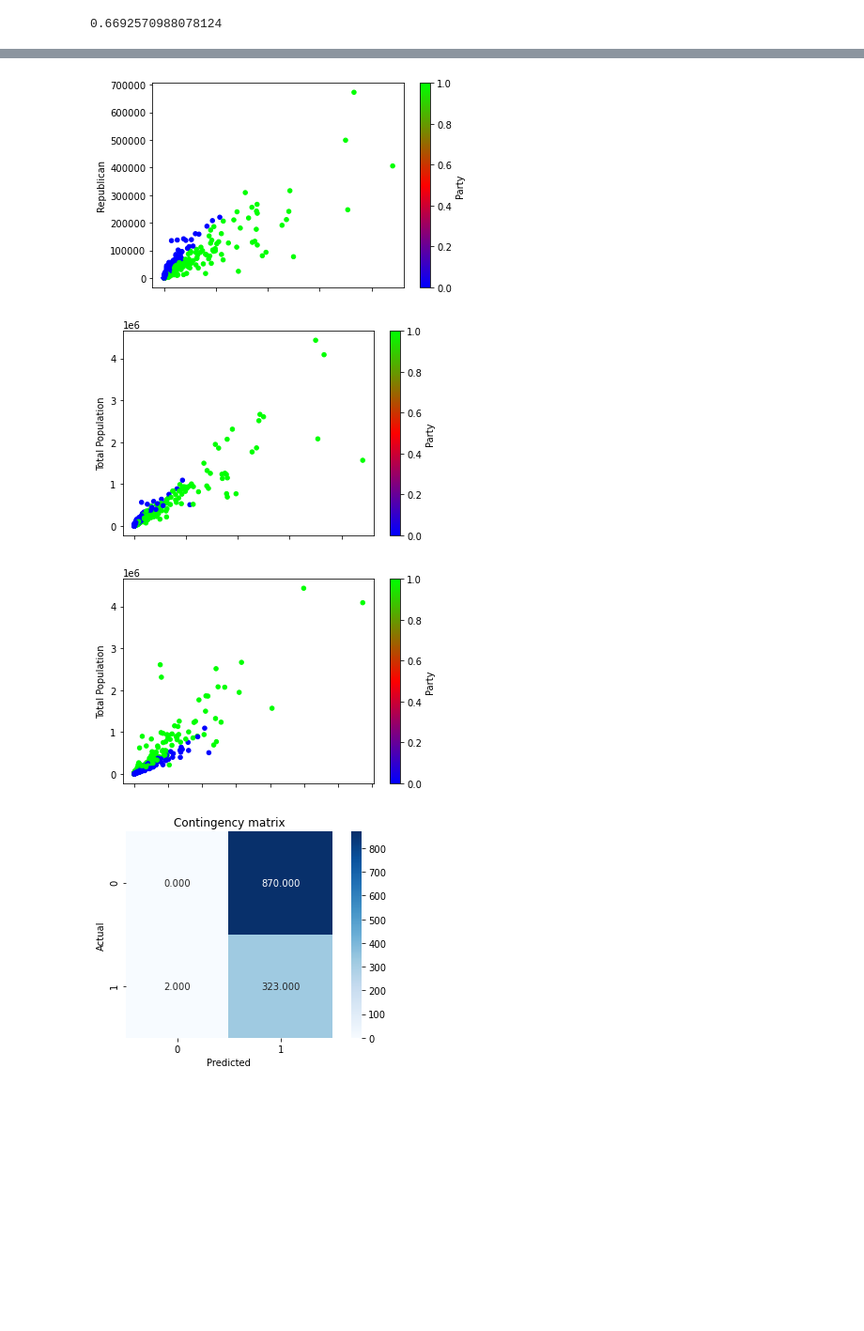
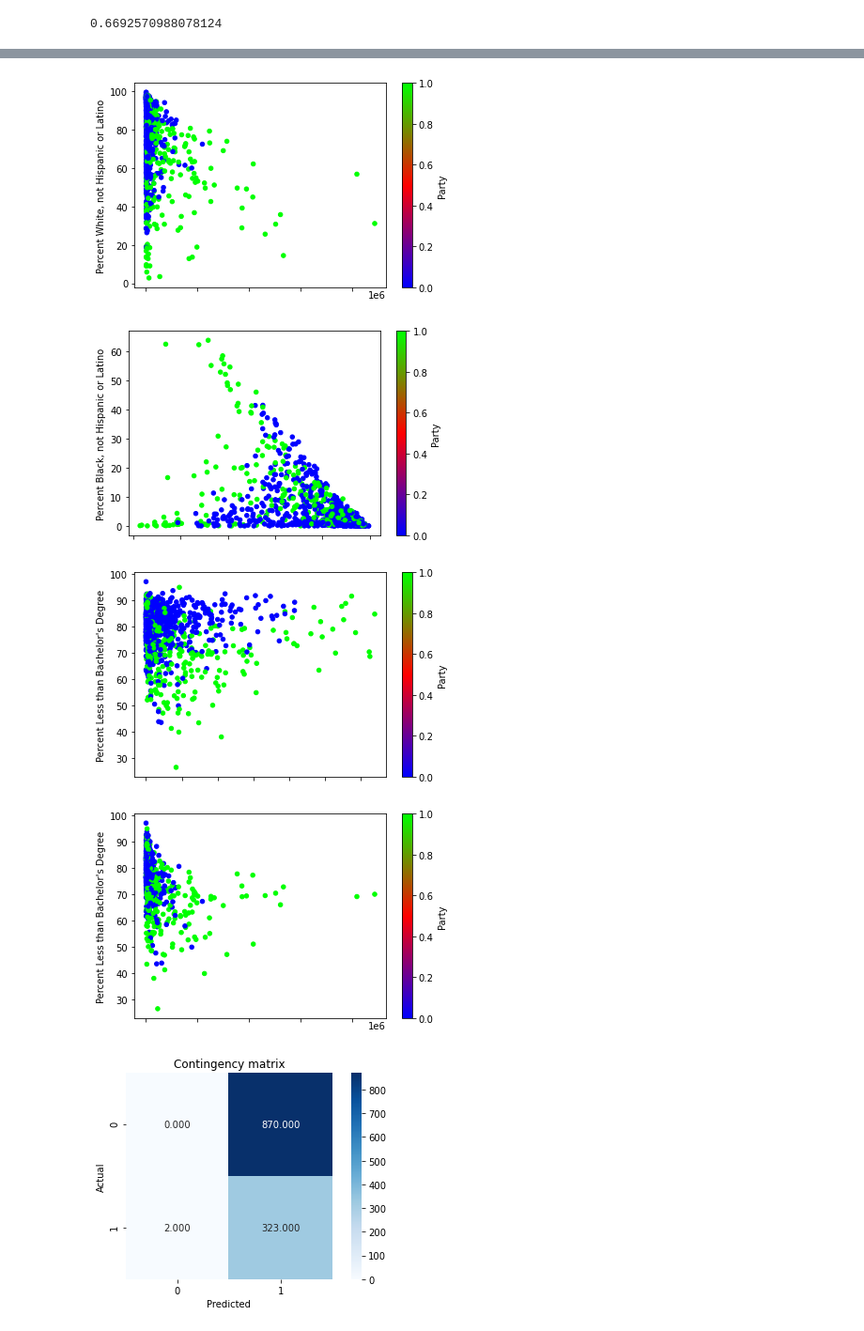
Before and after one commit to furqaanali/Election-Demographics-Modeling, a Jupyter notebook: project_02.ipynb, the cells around one changed output, grey strips where cells are left out. Shown at 94% size. Drawn from its saved outputs; the diff is of its cells as text; code cells hidden in the pictures; blank space fills up the shorter version.

```diff
--- a/project_02.ipynb
+++ b/project_02.ipynb
@@ -255,11 +260,13 @@ print([adjusted_rand_index, silhouette_coefficient])
 # %%
 # Plot clusters found using hierarchical clustering with single linkage method
 # data['clusters'] = clusters
-ax = merged_data.plot(kind = 'scatter', x = 'Democratic', y = 'Republican', c = 'Party', colormap = plt.cm.brg)
-ax = merged_data.plot(kind = 'scatter', x = 'Democratic', y = 'Total Population', c = 'Party', colormap = plt.cm.brg)
-ax = merged_data.plot(kind = 'scatter', x = 'Republican', y = 'Total Population', c = 'Party', colormap = plt.cm.brg)
+ax = merged_data.plot(kind = 'scatter', x = 'Total Population', y = 'Percent White, not Hispanic or Latino', c = 'Party', colormap = plt.cm.brg)
+ax = merged_data.plot(kind = 'scatter', x = 'Percent White, not Hispanic or Latino', y = 'Percent Black, not Hispanic or Latino', c = 'Party', colormap = plt.cm.brg)
+ax = merged_data.plot(kind = 'scatter', x = 'Percent Black, not Hispanic or Latino', y = "Percent Less than Bachelor's Degree", c = 'Party', colormap = plt.cm.brg)
+ax = merged_data.plot(kind = 'scatter', x = 'Total Population', y = "Percent Less than Bachelor's Degree", c = 'Party', colormap = plt.cm.brg)
 # %% [output]
-[figure, old version]
+[figure, new version]
-[figure, old version]
+[figure, new version]
-[figure, old version]
+[figure, new version]
+[figure, added]
 # %%
```
Also changed, not shown: parts of 36 cells of this notebook.
